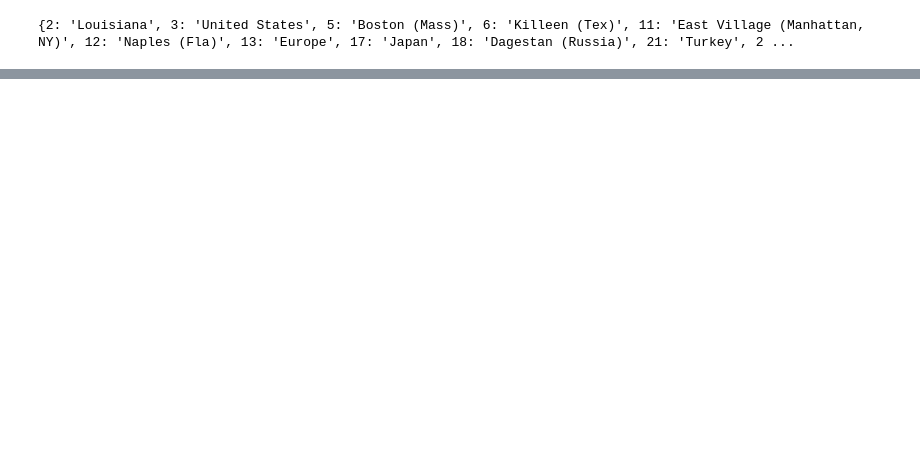
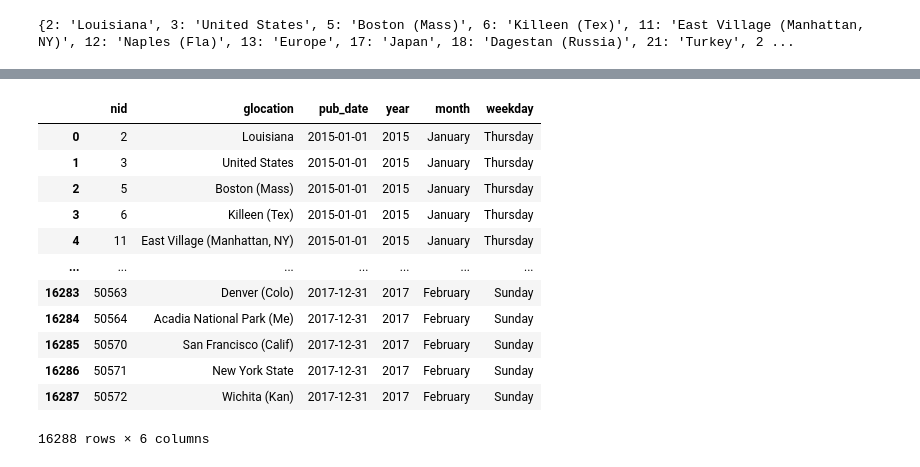
Before and after one commit to iCode13/News-Sentiment-Analysis-App, a Jupyter notebook: data/heatmap.ipynb, the cells around one changed output, grey strips where cells are left out. Drawn from its saved outputs; the diff is of its cells as text; code cells hidden in the pictures; blank space fills up the shorter version.

```diff
--- a/data/heatmap.ipynb
+++ b/data/heatmap.ipynb
@@ -95,0 +103,5 @@ df
+# %%
+# Join pub_date for each news based on nid.
+df_location = pd.merge(df_location, df, how="left", on=['nid'])
+df_location = df_location[['nid', 'glocation', 'pub_date']]
+df_location
@@ -95,0 +122,34 @@ df
+# %%
+# Extract year, month and day of week data from publication date.
+
+df_location['year'] = " "
+df_location['month'] = " "
+df_location['weekday'] = " "
+df_location = df_location[['nid', 'glocation', 'pub_date', 'year', 'month', 'weekday']]
+
+for i in range(len(df_location)):
+    pub_date = str(df_location.iloc[i, 2])
+
+    pub_weekday_num = datetime.datetime.strptime(pub_date,'%Y-%m-%d').weekday()
+    df_location.iloc[i, 5] = calendar.day_name[pub_weekday_num]
+
+    pub_month_num = int(pub_date[6:7])
+    df_location.iloc[i, 4] = calendar.month_name[pub_month_num]
+
+    df_location.iloc[i, 3] = pub_date[:4]
+
+df_location
+# %% [output]
+|  | nid | glocation | pub_date | year | month | weekday |
+| 0 | 2 | Louisiana | 2015-01-01 | 2015 | January | Thursday |
+| 1 | 3 | United States | 2015-01-01 | 2015 | January | Thursday |
+| 2 | 5 | Boston (Mass) | 2015-01-01 | 2015 | January | Thursday |
+| 3 | 6 | Killeen (Tex) | 2015-01-01 | 2015 | January | Thursday |
+| 4 | 11 | East Village (Manhattan, NY) | 2015-01-01 | 2015 | January | Thursday |
+| ... | ... | ... | ... | ... | ... | ... |
+| 16283 | 50563 | Denver (Colo) | 2017-12-31 | 2017 | February | Sunday |
+| 16284 | 50564 | Acadia National Park (Me) | 2017-12-31 | 2017 | February | Sunday |
+| 16285 | 50570 | San Francisco (Calif) | 2017-12-31 | 2017 | February | Sunday |
+| 16286 | 50571 | New York State | 2017-12-31 | 2017 | February | Sunday |
+| 16287 | 50572 | Wichita (Kan) | 2017-12-31 | 2017 | February | Sunday |
+16288 rows × 6 columns
```
Also changed, not shown: parts of 19 cells of this notebook.
